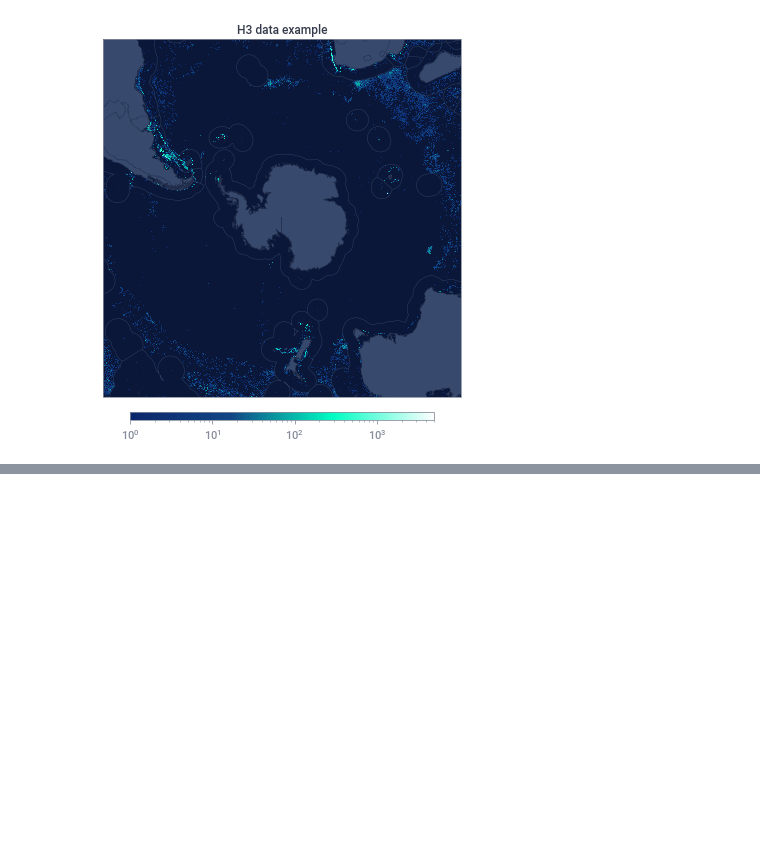
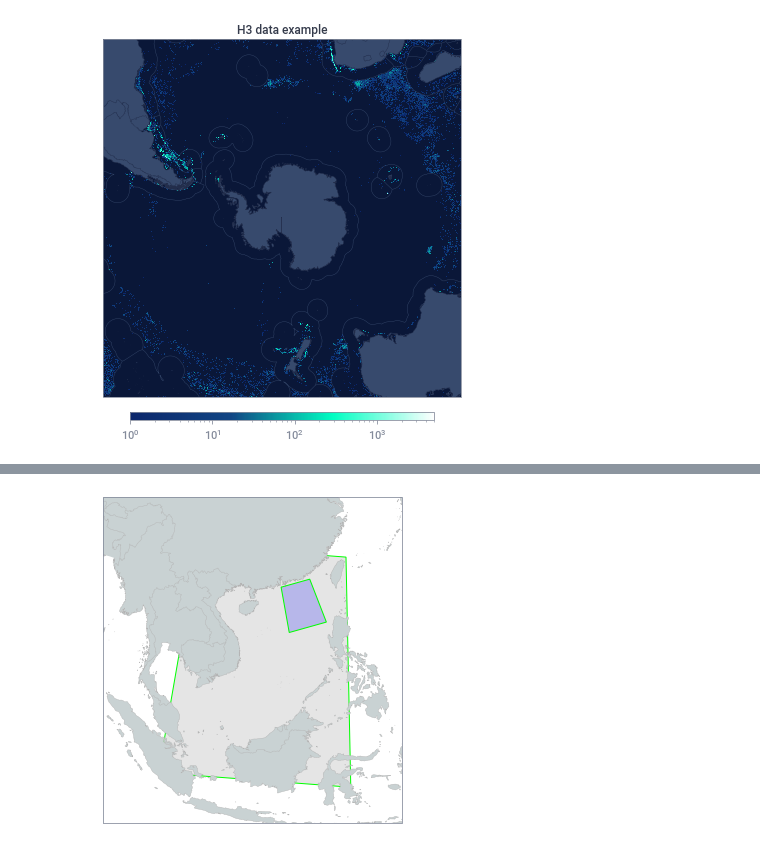
Before and after one commit to GlobalFishingWatch/pyseas, a Jupyter notebook: pyseas/doc/Examples.ipynb, the cells around one changed output, grey strips where cells are left out. Saved outputs shown, nothing was run; the diff lists cells and outputs as text; code cells hidden in the pictures; blank space fills up the shorter version.

```diff
--- a/pyseas/doc/Examples.ipynb
+++ b/pyseas/doc/Examples.ipynb
@@ -667,0 +728,43 @@ with psm.context(psm.styles.dark):
+# %%
+# Now using a Polygon
+lons = np.array([x for (x, y) in five_corners])
+lats = np.array([y for (x, y) in five_corners])
+
+with psm.context(psm.styles.light):
+    fig = plt.figure(figsize=(18, 6))
+    ax = psm.create_map(projection="country.china")
+
+    xformed = ax.projection.transform_points(psm.identity, lons, lats)[:, :2]
+    xy = xformed[:4]
+
+    rect = mppatches.Polygon(
+        xy,
+        linewidth=1,
+        edgecolor="lime",
+        facecolor=(0, 0, 0, 0.1),
+        transform=ax.transData,
+        zorder=0)
+
+    # You can also add an affine transform to the a Polygon
+    # as well as controlling the z-order (higher numbers are
+    # drawn on top)
+    cntr = xy.sum(axis=0)
+    xform = (Affine2D()
+             .rotate_deg_around(*cntr, 20)
+             .scale(0.2)
+            )
+    rotated = mppatches.Polygon(
+        xy,
+        linewidth=1,
+        edgecolor="lime",
+        facecolor=(0, 0, 1.0, 0.2),
+        transform=xform + ax.transData,
+        zorder=9)
+
+    psm.add_land()
+    psm.add_countries()
+    ax.set_extent((lon_min - 5, lon_max + 5, lat_min - 5, lat_max + 5), crs=psm.identity)
+    ax.add_patch(rect)
+    ax.add_patch(rotated)
+# %% [output]
+[figure, added]
```
Also changed, not shown: parts of 10 cells of this notebook, 3 other files.
